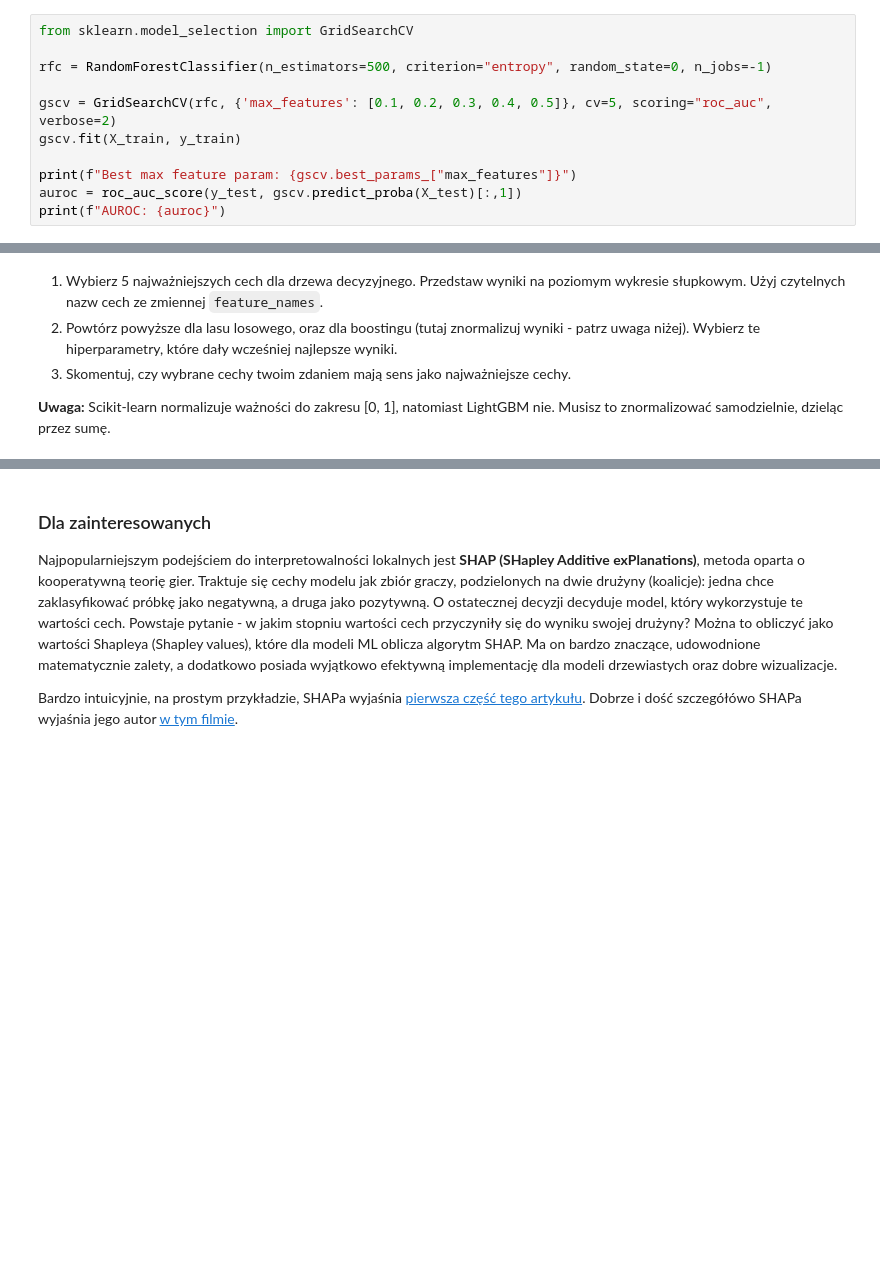
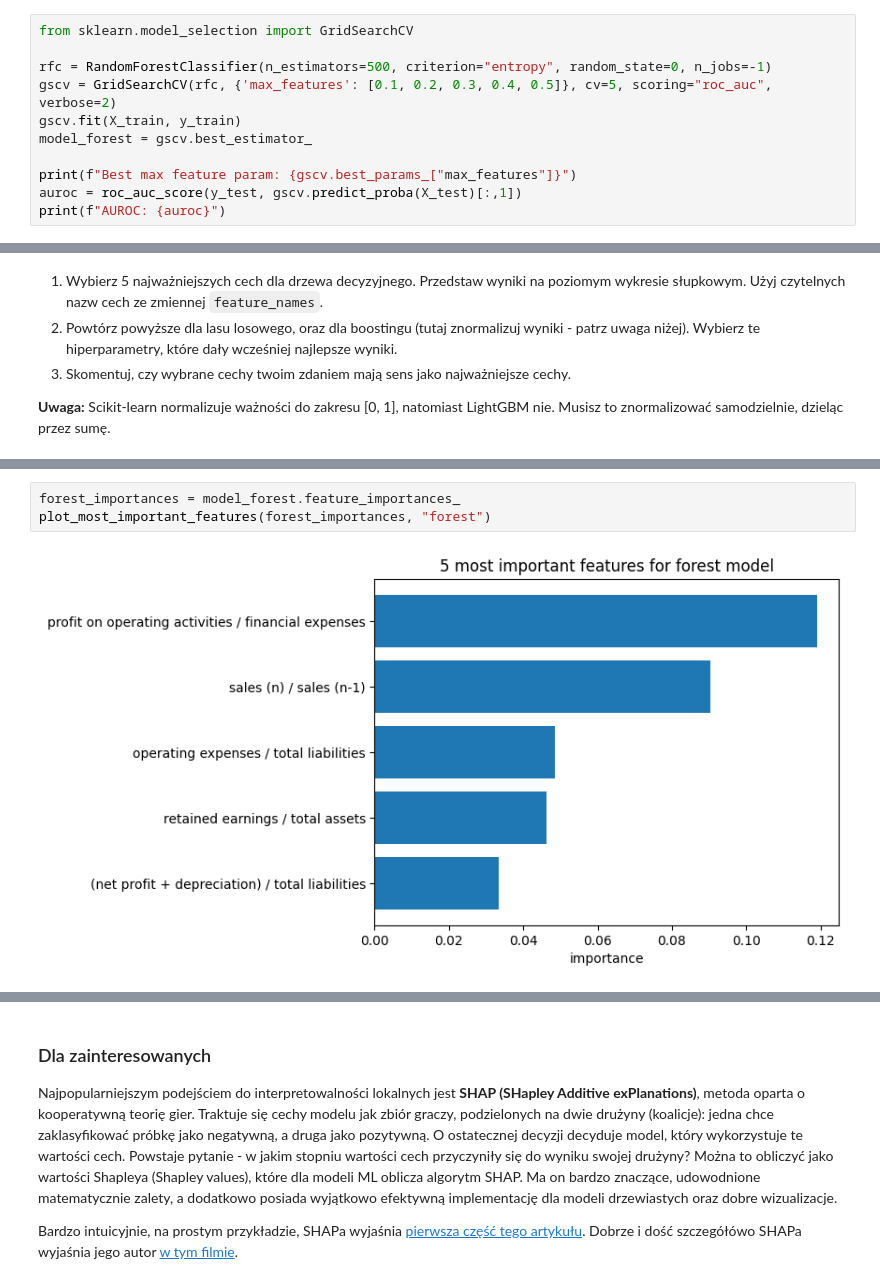
Before and after one commit to Mosder/agh, a Jupyter notebook: sem5/psi/lab2/lab_2.ipynb, the cells around one changed output, grey strips where cells are left out. Drawn from its saved outputs; the diff is of its cells as text; blank space fills up the shorter version.

```diff
--- a/sem5/psi/lab2/lab_2.ipynb
+++ b/sem5/psi/lab2/lab_2.ipynb
@@ -363,9 +363,9 @@ W kwestii szybkości, kiedy dostrajamy hiperparametry, to mniej oczywiste jest,
 from sklearn.model_selection import GridSearchCV
 
 rfc = RandomForestClassifier(n_estimators=500, criterion="entropy", random_state=0, n_jobs=-1)
-
 gscv = GridSearchCV(rfc, {'max_features': [0.1, 0.2, 0.3, 0.4, 0.5]}, cv=5, scoring="roc_auc", verbose=2)
 gscv.fit(X_train, y_train)
+model_forest = gscv.best_estimator_
 
 print(f"Best max feature param: {gscv.best_params_["max_features"]}")
 auroc = roc_auc_score(y_test, gscv.predict_proba(X_test)[:,1])
@@ -548,0 +609,5 @@ Ze względu na powyższe, ważności cech normalizuje się często do zakresu [0
+# %%
+forest_importances = model_forest.feature_importances_
+plot_most_important_features(forest_importances, "forest")
+# %% [output]
+[figure, added]
```
Also changed, not shown: parts of 19 cells of this notebook, 1 other file.
